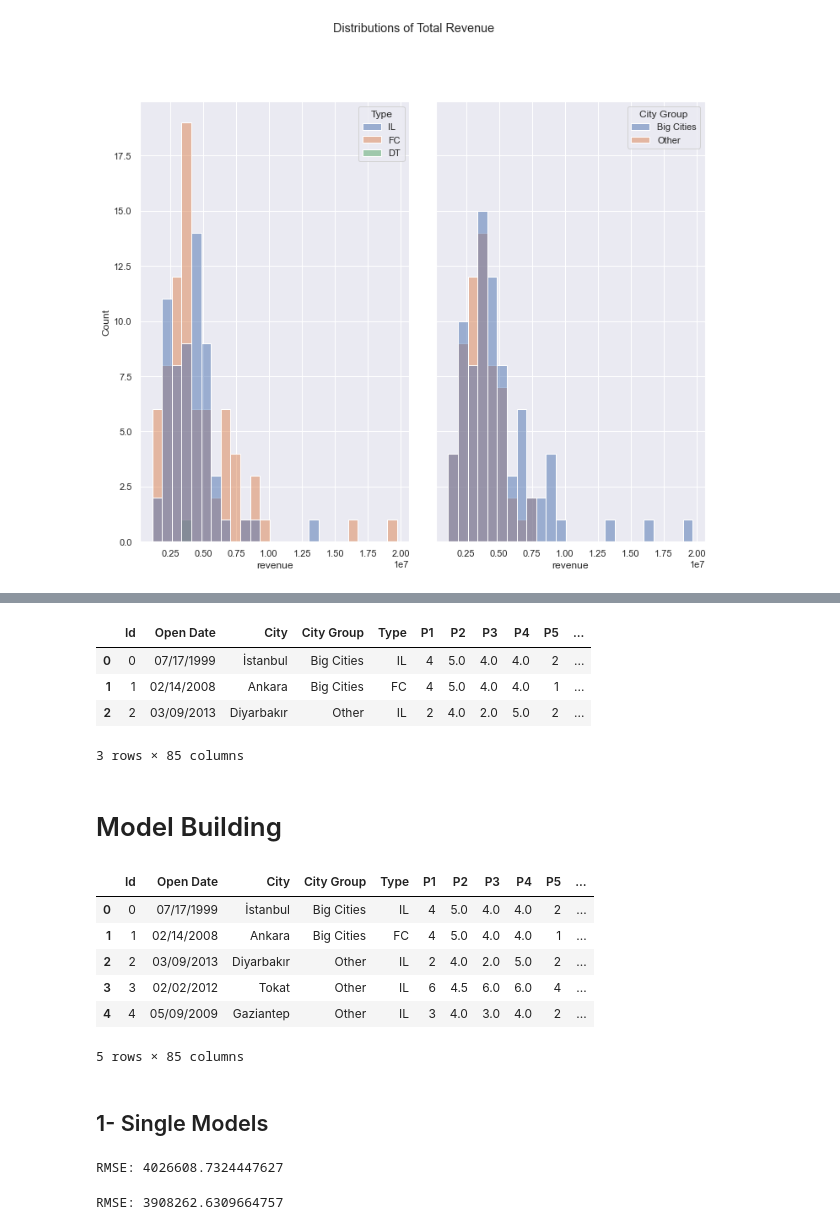
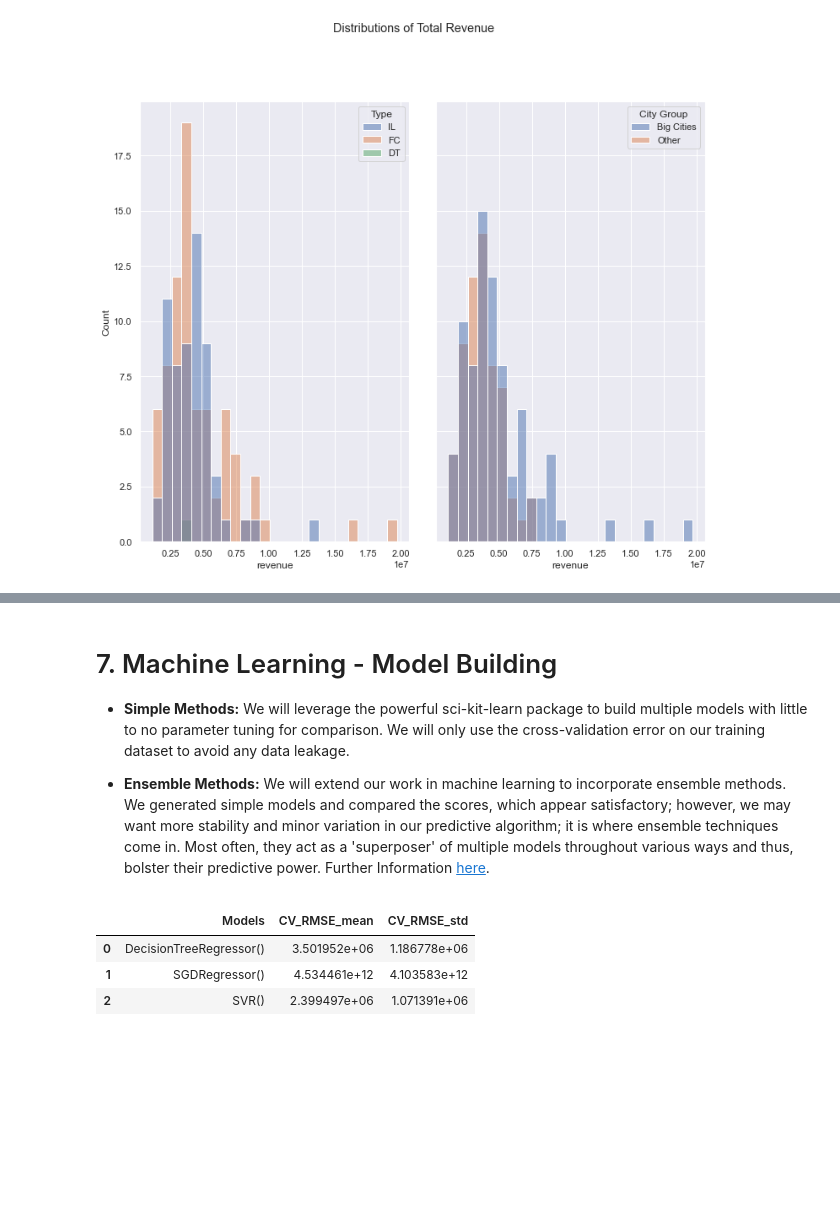
Before and after one commit to aorsot1/data_science_kaggle_datasets, a Jupyter notebook: Competitions/Python/restaurant-revenue-s-predictions.ipynb, the cells around one changed output, grey strips where cells are left out. Saved outputs shown, nothing was run; the diff lists cells and outputs as text; code cells hidden in the pictures; blank space fills up the shorter version.

```diff
--- a/Competitions/Python/restaurant-revenue-s-predictions.ipynb
+++ b/Competitions/Python/restaurant-revenue-s-predictions.ipynb
@@ -459,14 +442,0 @@ print(df['Type'].unique(), len(df['Type'].unique()))
-# %%
-def encode_and_bind(df, feature):
-    dummies = pd.get_dummies(df[[feature]], prefix='')
-    return pd.concat([df, dummies], axis=1)
-df = encode_and_bind(df, 'City')
-df = encode_and_bind(df, 'City Group')
-df = encode_and_bind(df, 'Type')
-df.head(3)
-# %% [output]
-|  | Id | Open Date | City | City Group | Type | P1 | P2 | P3 | P4 | P5 | ... |
-| 0 | 0 | 07/17/1999 | İstanbul | Big Cities | IL | 4 | 5.0 | 4.0 | 4.0 | 2 | ... |
-| 1 | 1 | 02/14/2008 | Ankara | Big Cities | FC | 4 | 5.0 | 4.0 | 4.0 | 1 | ... |
-| 2 | 2 | 03/09/2013 | Diyarbakır | Other | IL | 2 | 4.0 | 2.0 | 5.0 | 2 | ... |
-3 rows × 85 columns
@@ -473,12 +490,18 @@ df.head(3)
 # %% [markdown]
-# Model Building
+# 7. Machine Learning - Model Building
+
+* **Simple Methods:** We will leverage the powerful sci-kit-learn package to build multiple models with little to no parameter tuning for comparison. We will only use the cross-validation error on our training dataset to avoid any data leakage.
+
+* **Ensemble Methods:** We will extend our work in machine learning to incorporate ensemble methods. We generated simple models and compared the scores, which appear satisfactory; however, we may want more stability and minor variation in our predictive algorithm; it is where ensemble techniques come in. Most often, they act as a 'superposer' of multiple models throughout various ways and thus, bolster their predictive power. Further Information [here](https://machinelearningmastery.com/tour-of-ensemble-learning-algorithms/).
 # %%
-df.head()
+# Simple ML Models
+models_simple = [DecisionTreeRegressor(),
+                 SGDRegressor(), SVR()]
+
+# Model Comparison
+model_comparison(df, models_simple)
 # %% [output]
-|  | Id | Open Date | City | City Group | Type | P1 | P2 | P3 | P4 | P5 | ... |
-| 0 | 0 | 07/17/1999 | İstanbul | Big Cities | IL | 4 | 5.0 | 4.0 | 4.0 | 2 | ... |
-| 1 | 1 | 02/14/2008 | Ankara | Big Cities | FC | 4 | 5.0 | 4.0 | 4.0 | 1 | ... |
-| 2 | 2 | 03/09/2013 | Diyarbakır | Other | IL | 2 | 4.0 | 2.0 | 5.0 | 2 | ... |
-| 3 | 3 | 02/02/2012 | Tokat | Other | IL | 6 | 4.5 | 6.0 | 6.0 | 4 | ... |
-| 4 | 4 | 05/09/2009 | Gaziantep | Other | IL | 3 | 4.0 | 3.0 | 4.0 | 2 | ... |
+|  | Models | CV_RMSE_mean | CV_RMSE_std |
+| 0 | DecisionTreeRegressor() | 3.501952e+06 | 1.186778e+06 |
+| 1 | SGDRegressor() | 4.534461e+12 | 4.103583e+12 |
+| 2 | SVR() | 2.399497e+06 | 1.071391e+06 |
-5 rows × 85 columns
@@ -490,20 +507,0 @@ X_train, X_test, y_train, y_test = train_test_split(X, y, test_size=1/3, random_
-# %% [markdown]
-## 1- Single Models
-# %%
-# Multiple Linear Regression
-from sklearn.linear_model import LinearRegression
-reg = LinearRegression().fit(X_train, y_train)
-y_pred = reg.predict(X_test)
-rmse = skm.mean_squared_error(y_test, y_pred, squared=False)
-print("RMSE: {0}".format(rmse))
-# %% [output]
-RMSE: 4026608.7324447627
-# %%
-# Single Tree Regression
-reg = DecisionTreeRegressor(max_depth=10)
-reg.fit(X_train, y_train)
-y_pred = reg.predict(X_test)
-rmse = skm.mean_squared_error(y_test, y_pred, squared=False)
-print("RMSE: {0}".format(rmse))
-# %% [output]
-RMSE: 3908262.6309664757
```
Also changed, not shown: parts of 18 cells of this notebook.
